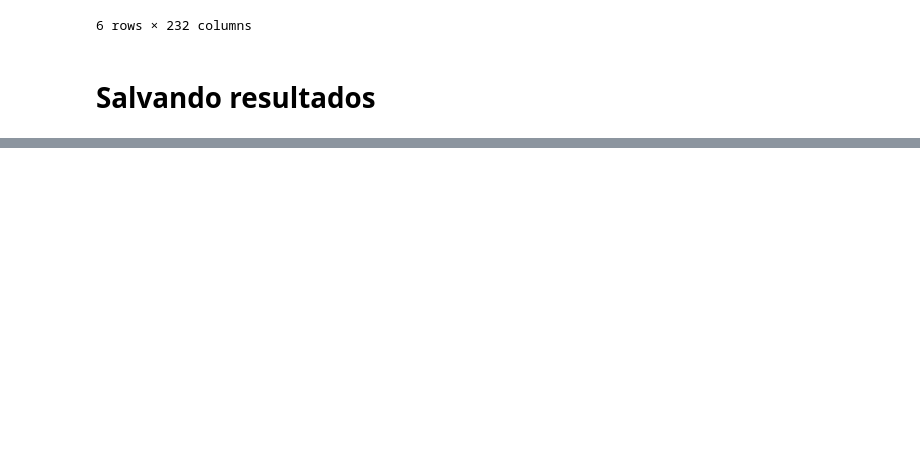
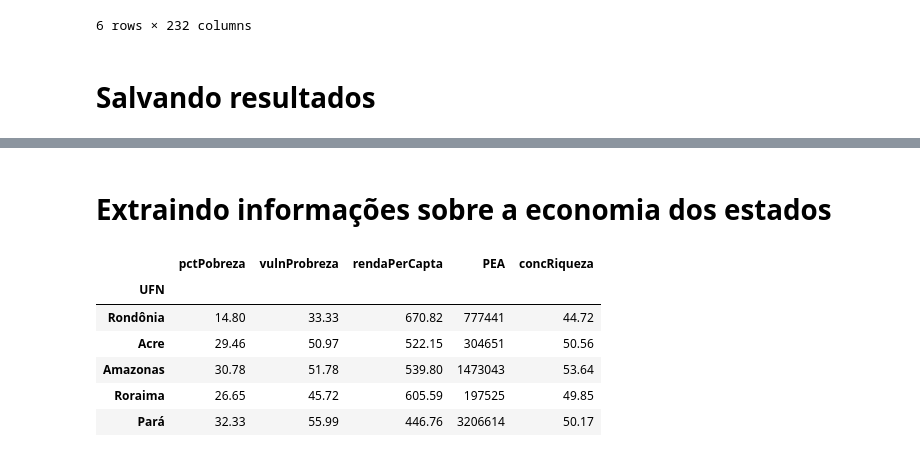
Before and after one commit to kenzosakiyama/corona_virus_brasil, a Jupyter notebook: notebooks/perfis_demograficos_brasil.ipynb, the cells around one changed output, grey strips where cells are left out. Cells and saved outputs as stored; diff of their text form; code cells hidden in the pictures; blank space fills up the shorter version.

```diff
--- a/notebooks/perfis_demograficos_brasil.ipynb
+++ b/notebooks/perfis_demograficos_brasil.ipynb
@@ -5,3 +3,5 @@ PATH_TO_DATA = "../../../Sistemas de Apoio a Decisão/dados_trabalho/raw/estados
+# %%
+PATH_TO_DATA = "../dados/brutos/estados_atlas2013_dadosbrutos_pt.xlsx"
 # %%
 data_df = pd.read_excel(PATH_TO_DATA)
 # %%
@@ -134,0 +154,17 @@ data_df.to_excel("../../../Sistemas de Apoio a Decisão/dados_trabalho/processad
+# %% [markdown]
+# Extraindo informações sobre a economia dos estados
+# %%
+economia_df = data_df[["UFN", "PMPOB", "PPOB", "RDPC", "PEA", "PREN10RICOS"]]
+economia_df.set_index("UFN", inplace=True)
+# Renomeado colunas
+economia_df.columns = ["pctPobreza", "vulnProbreza", "rendaPerCapta", "PEA", "concRiqueza"]
+# %%
+economia_df.head()
+# %% [output]
+|  | pctPobreza | vulnProbreza | rendaPerCapta | PEA | concRiqueza |
+| UFN |  |  |  |  |  |
+| Rondônia | 14.80 | 33.33 | 670.82 | 777441 | 44.72 |
+| Acre | 29.46 | 50.97 | 522.15 | 304651 | 50.56 |
+| Amazonas | 30.78 | 51.78 | 539.80 | 1473043 | 53.64 |
+| Roraima | 26.65 | 45.72 | 605.59 | 197525 | 49.85 |
+| Pará | 32.33 | 55.99 | 446.76 | 3206614 | 50.17 |
```
Also changed, not shown: parts of 7 cells of this notebook, 1 other file.
